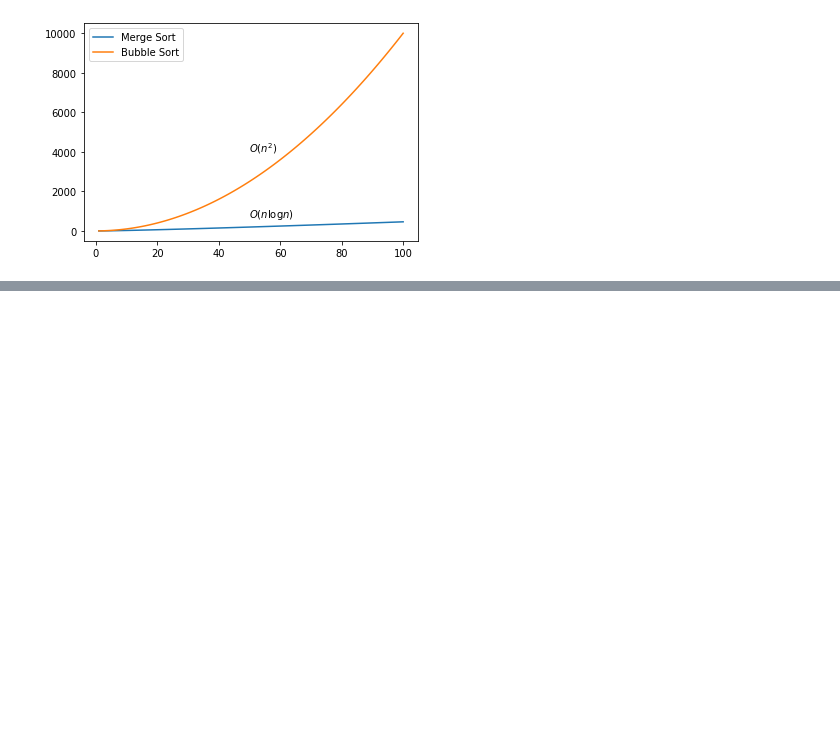
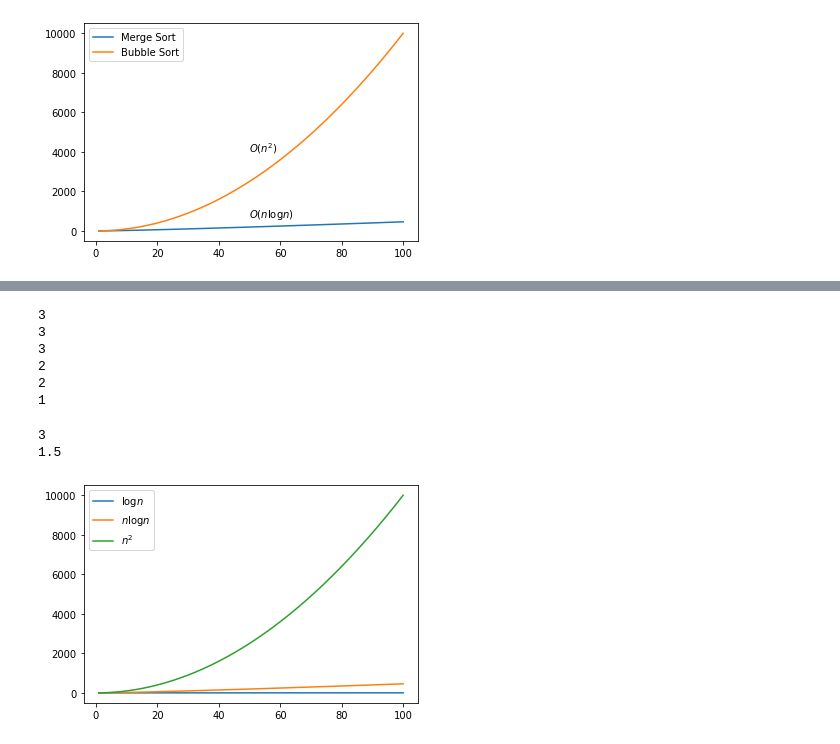
Before and after one commit to liebenlito/Algorithm-Python, a Jupyter notebook: Merge_Sort.ipynb, the cells around one changed output, grey strips where cells are left out. Saved outputs shown, nothing was run; the diff lists cells and outputs as text; code cells hidden in the pictures; blank space fills up the shorter version.

```diff
--- a/Merge_Sort.ipynb
+++ b/Merge_Sort.ipynb
@@ -188,0 +215,9 @@ plt.legend(["Merge Sort", "Bubble Sort"]);
+# %%
+Test1(3)
+# %% [output]
+3
+3
+3
+2
+2
+1
@@ -188,0 +229,13 @@ plt.legend(["Merge Sort", "Bubble Sort"]);
+# %%
+Test2(3)
+# %% [output]
+3
+1.5
+# %%
+X = np.linspace(1,100, 1000)
+plt.plot(X, np.log(X), label='$\log n$');
+plt.plot(X, X*np.log(X), label = '$n \log n$')
+plt.plot(X, X**2, label = '$n^2$')
+plt.legend();
+# %% [output]
+[figure, added]
```
Also changed, not shown: parts of 7 cells of this notebook.
